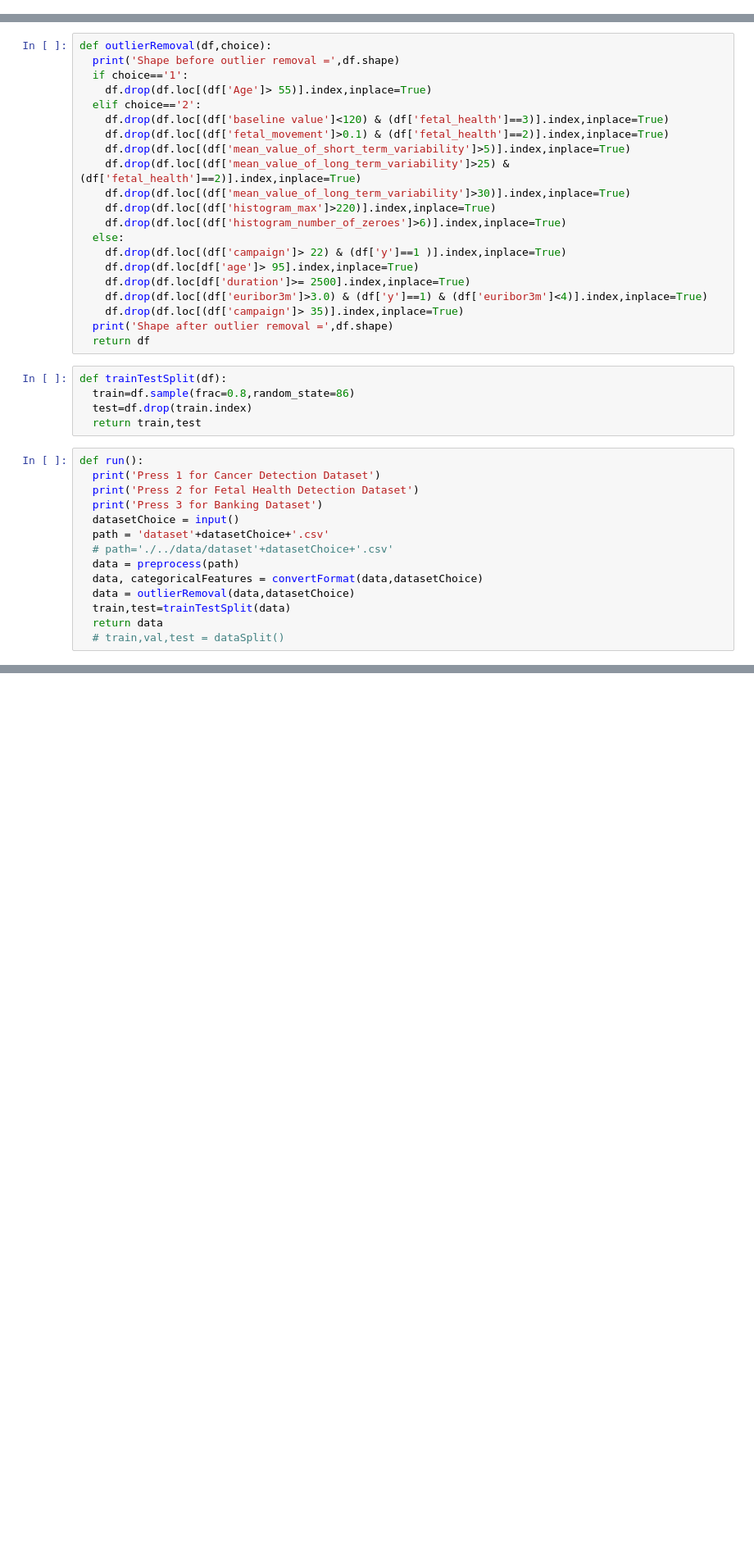
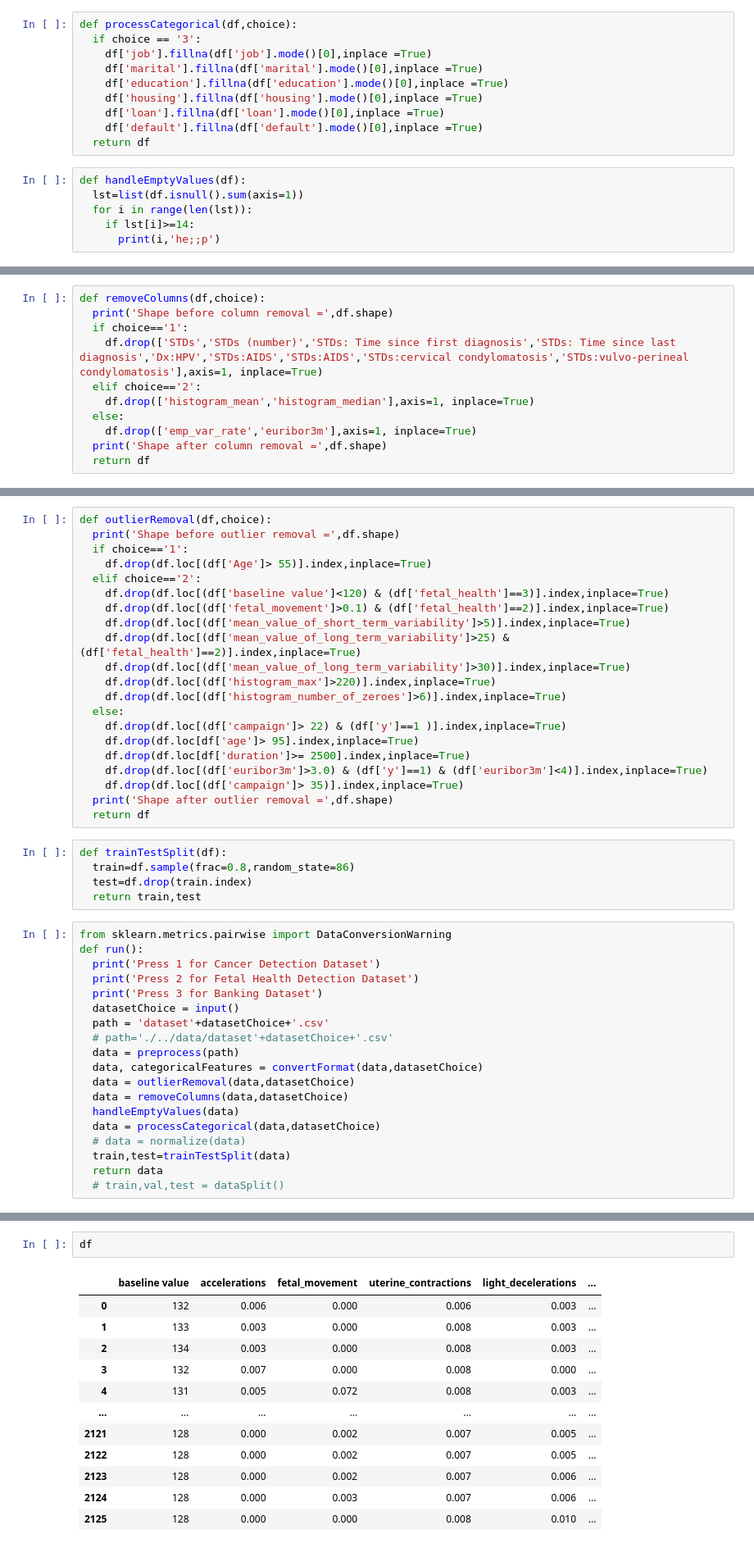
Before and after one commit to PritishWadhwa/DMG-Assignments, a Jupyter notebook: Assignment1/DMGA1.ipynb, the cells around one changed output, grey strips where cells are left out. Shown at 82% size. Cells and saved outputs as stored; diff of their text form; blank space fills up the shorter version.

Commit message:
updated data preprocessing steps

```diff
--- a/Assignment1/DMGA1.ipynb
+++ b/Assignment1/DMGA1.ipynb
@@ -27,0 +21,16 @@ def removeColumns(df,choice):
+# %%
+def processCategorical(df,choice):
+  if choice == '3':
+    df['job'].fillna(df['job'].mode()[0],inplace =True)
+    df['marital'].fillna(df['marital'].mode()[0],inplace =True)
+    df['education'].fillna(df['education'].mode()[0],inplace =True)
+    df['housing'].fillna(df['housing'].mode()[0],inplace =True)
+    df['loan'].fillna(df['loan'].mode()[0],inplace =True)
+    df['default'].fillna(df['default'].mode()[0],inplace =True)
+  return df
+# %%
+def handleEmptyValues(df):
+  lst=list(df.isnull().sum(axis=1))
+  for i in range(len(lst)):
+    if lst[i]>=14:
+      print(i,'he;;p')
@@ -28,3 +41,14 @@ def removeColumns(df,choice):
+# %%
+def removeColumns(df,choice):
+  print('Shape before column removal =',df.shape)
+  if choice=='1':
+    df.drop(['STDs','STDs (number)','STDs: Time since first diagnosis','STDs: Time since last diagnosis','Dx:HPV','STDs:AIDS','STDs:AIDS','STDs:cervical condylomatosis','STDs:vulvo-perineal condylomatosis'],axis=1, inplace=True)
+  elif choice=='2':
+    df.drop(['histogram_mean','histogram_median'],axis=1, inplace=True)
+  else:
+    df.drop(['emp_var_rate','euribor3m'],axis=1, inplace=True)
+  print('Shape after column removal =',df.shape)
+  return df
 # %%
 def convertFormat(df,choice):
   categoricalFeatures=[]
@@ -59,6 +83,7 @@ def trainTestSplit(df):
   test=df.drop(train.index)
   return train,test
 # %%
+from sklearn.metrics.pairwise import DataConversionWarning
 def run():
   print('Press 1 for Cancer Detection Dataset')
   print('Press 2 for Fetal Health Detection Dataset')
@@ -69,6 +94,10 @@ def run():
   data = preprocess(path)
   data, categoricalFeatures = convertFormat(data,datasetChoice)
   data = outlierRemoval(data,datasetChoice)
+  data = removeColumns(data,datasetChoice)
+  handleEmptyValues(data)
+  data = processCategorical(data,datasetChoice)
+  # data = normalize(data)
   train,test=trainTestSplit(data)
   return data
   # train,val,test = dataSplit()
@@ -83,0 +115,15 @@ Shape after outlier removal = (41150, 21)
+# %%
+df
+# %% [output]
+|  | baseline value | accelerations | fetal_movement | uterine_contractions | light_decelerations | ... |
+| 0 | 132 | 0.006 | 0.000 | 0.006 | 0.003 | ... |
+| 1 | 133 | 0.003 | 0.000 | 0.008 | 0.003 | ... |
+| 2 | 134 | 0.003 | 0.000 | 0.008 | 0.003 | ... |
+| 3 | 132 | 0.007 | 0.000 | 0.008 | 0.000 | ... |
+| 4 | 131 | 0.005 | 0.072 | 0.008 | 0.003 | ... |
+| ... | ... | ... | ... | ... | ... | ... |
+| 2121 | 128 | 0.000 | 0.002 | 0.007 | 0.005 | ... |
+| 2122 | 128 | 0.000 | 0.002 | 0.007 | 0.005 | ... |
+| 2123 | 128 | 0.000 | 0.002 | 0.007 | 0.006 | ... |
+| 2124 | 128 | 0.000 | 0.003 | 0.007 | 0.006 | ... |
+| 2125 | 128 | 0.000 | 0.000 | 0.008 | 0.010 | ... |
```
Also changed, not shown: parts of 12 cells of this notebook, 1 other file.
